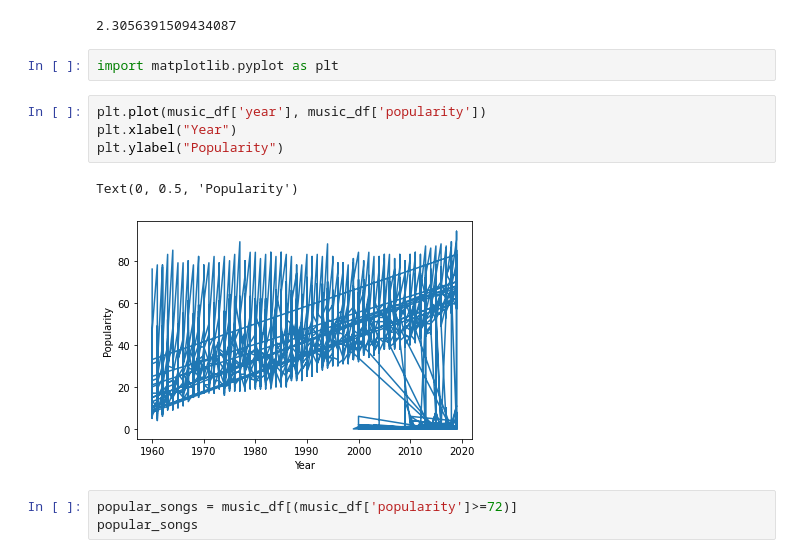
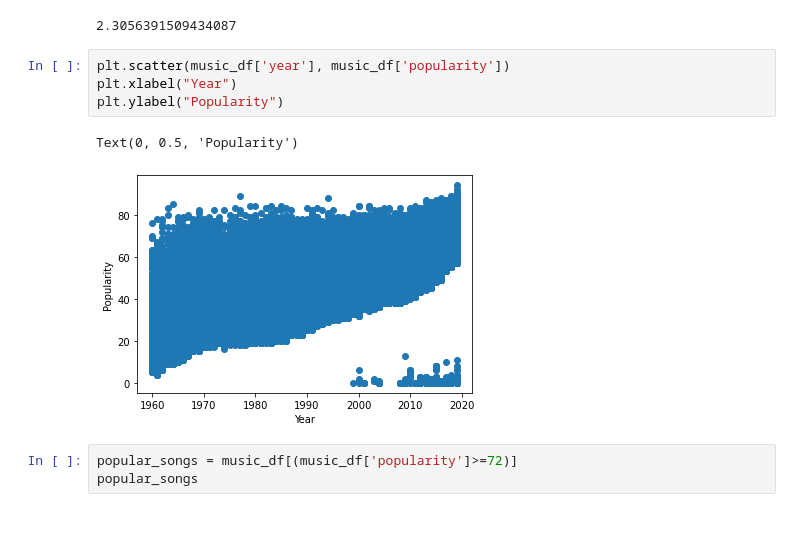
Before and after one commit to CameronSunyich/Group_Final_Project, a Jupyter notebook: Jupyter Notebook/EDA.ipynb, the cells around one changed output. Drawn from its saved outputs; the diff is of its cells as text; blank space fills up the shorter version.

```diff
--- a/Jupyter Notebook/EDA.ipynb
+++ b/Jupyter Notebook/EDA.ipynb
@@ -168,15 +170,13 @@ music_df.head()
 music_df['pop_ratio'].mean()
 # %% [output]
 2.3056391509434087
-# %%
-import matplotlib.pyplot as plt
 # %%
-plt.plot(music_df['year'], music_df['popularity'])
+plt.scatter(music_df['year'], music_df['popularity'])
 plt.xlabel("Year")
 plt.ylabel("Popularity")
 # %% [output]
 Text(0, 0.5, 'Popularity')
-[figure, old version]
+[figure, new version]
 # %%
 popular_songs = music_df[(music_df['popularity']>=72)]
 popular_songs
```
Also changed, not shown: parts of 4 cells of this notebook, 1 other file.
